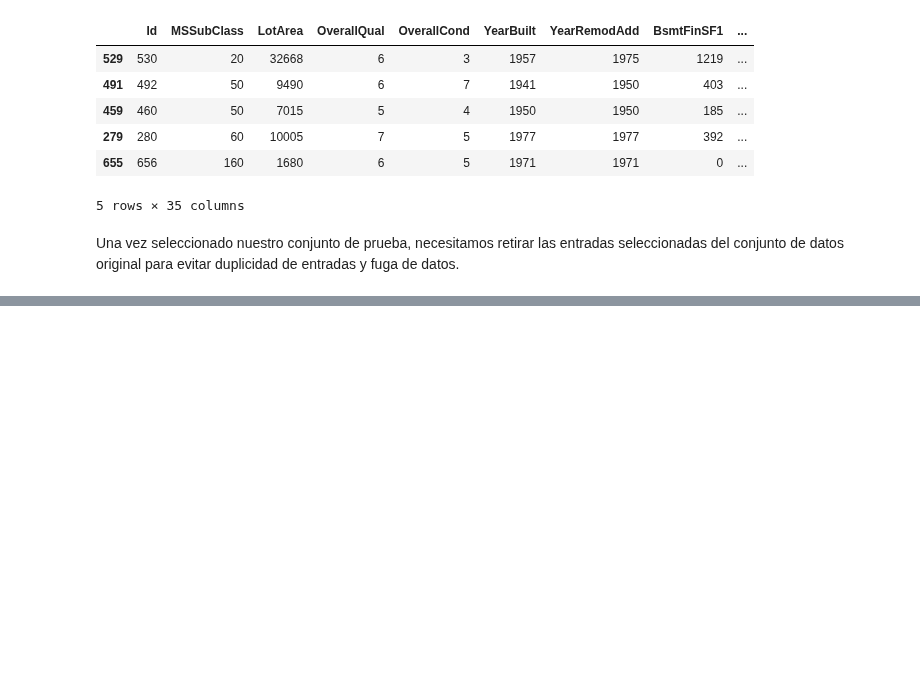
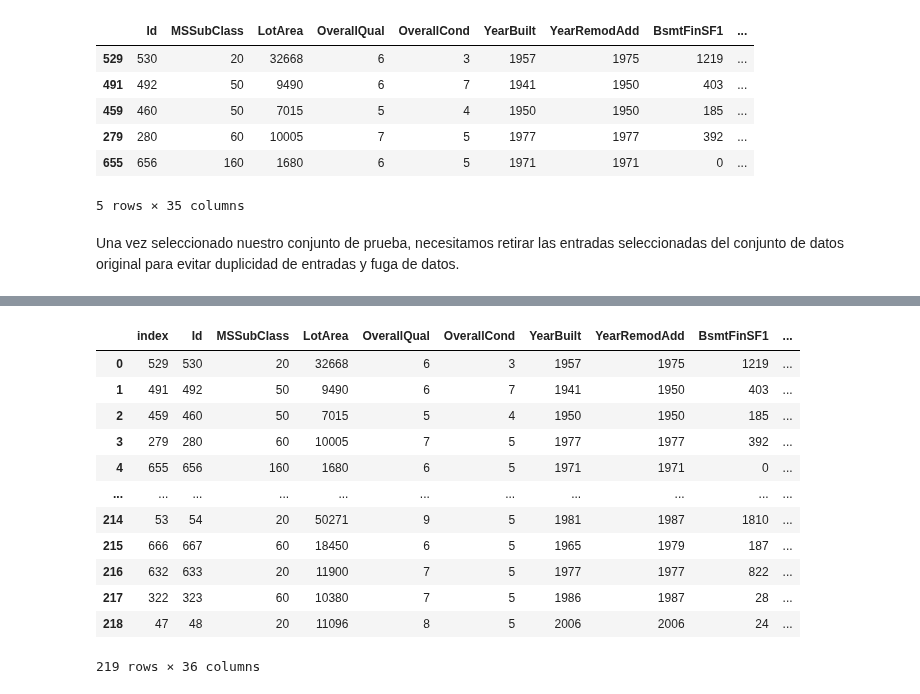
Before and after one commit to JhonnyLimachi/IA_en_Salud, a Jupyter notebook: 2_Datos_de_entrenamiento_y_test.ipynb, the cells around one changed output, grey strips where cells are left out. Cells and saved outputs as stored; diff of their text form; code cells hidden in the pictures; blank space fills up the shorter version.

```diff
--- a/2_Datos_de_entrenamiento_y_test.ipynb
+++ b/2_Datos_de_entrenamiento_y_test.ipynb
@@ -99,0 +102,18 @@ df.shape
+# %%
+# resetando el index de los conjuntos
+df.reset_index()
+test.reset_index()
+# %% [output]
+|  | index | Id | MSSubClass | LotArea | OverallQual | OverallCond | YearBuilt | YearRemodAdd | BsmtFinSF1 | ... |
+| 0 | 529 | 530 | 20 | 32668 | 6 | 3 | 1957 | 1975 | 1219 | ... |
+| 1 | 491 | 492 | 50 | 9490 | 6 | 7 | 1941 | 1950 | 403 | ... |
+| 2 | 459 | 460 | 50 | 7015 | 5 | 4 | 1950 | 1950 | 185 | ... |
+| 3 | 279 | 280 | 60 | 10005 | 7 | 5 | 1977 | 1977 | 392 | ... |
+| 4 | 655 | 656 | 160 | 1680 | 6 | 5 | 1971 | 1971 | 0 | ... |
+| ... | ... | ... | ... | ... | ... | ... | ... | ... | ... | ... |
+| 214 | 53 | 54 | 20 | 50271 | 9 | 5 | 1981 | 1987 | 1810 | ... |
+| 215 | 666 | 667 | 60 | 18450 | 6 | 5 | 1965 | 1979 | 187 | ... |
+| 216 | 632 | 633 | 20 | 11900 | 7 | 5 | 1977 | 1977 | 822 | ... |
+| 217 | 322 | 323 | 60 | 10380 | 7 | 5 | 1986 | 1987 | 28 | ... |
+| 218 | 47 | 48 | 20 | 11096 | 8 | 5 | 2006 | 2006 | 24 | ... |
+219 rows × 36 columns
```
Also changed, not shown: parts of 1 cell of this notebook.
